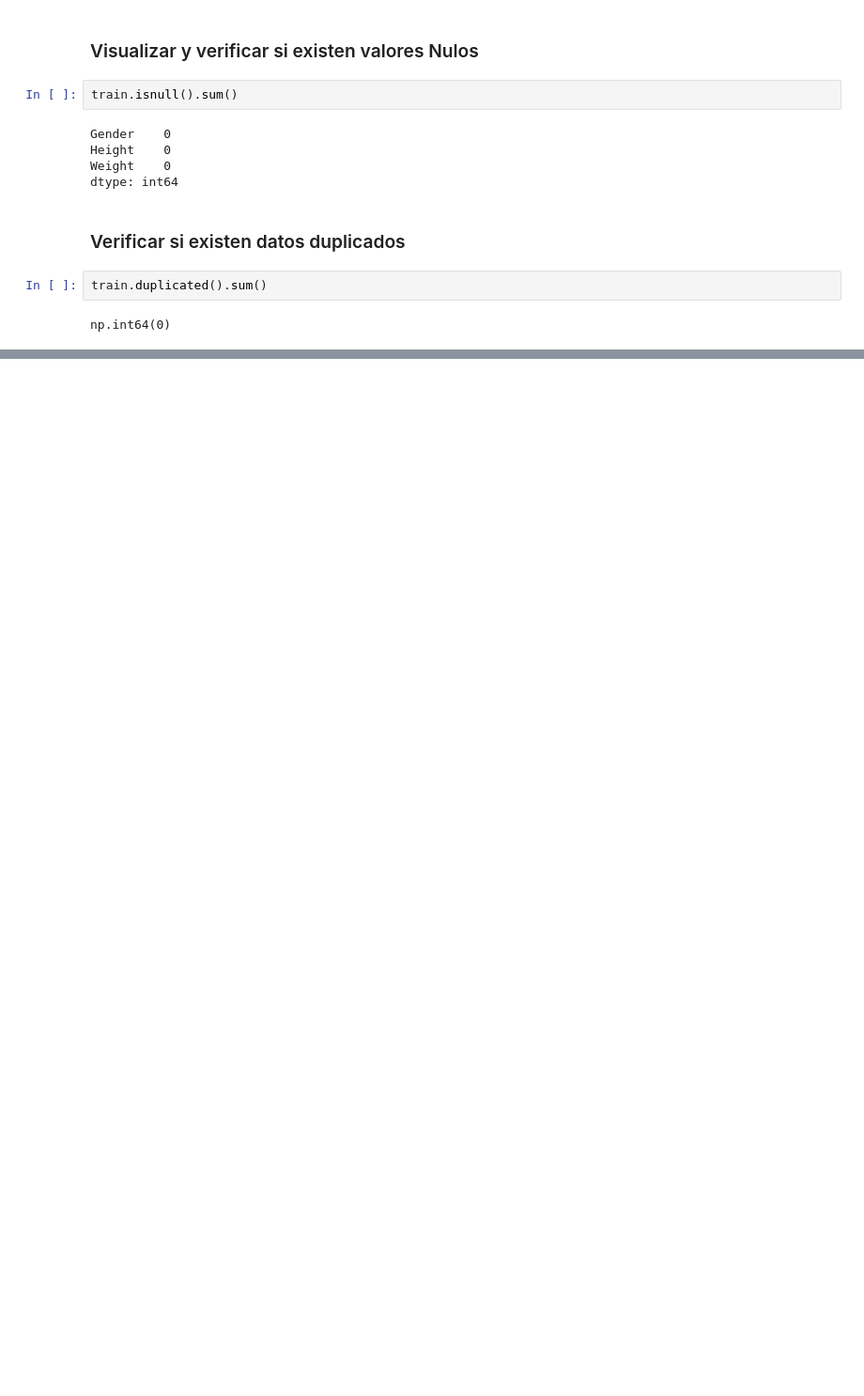
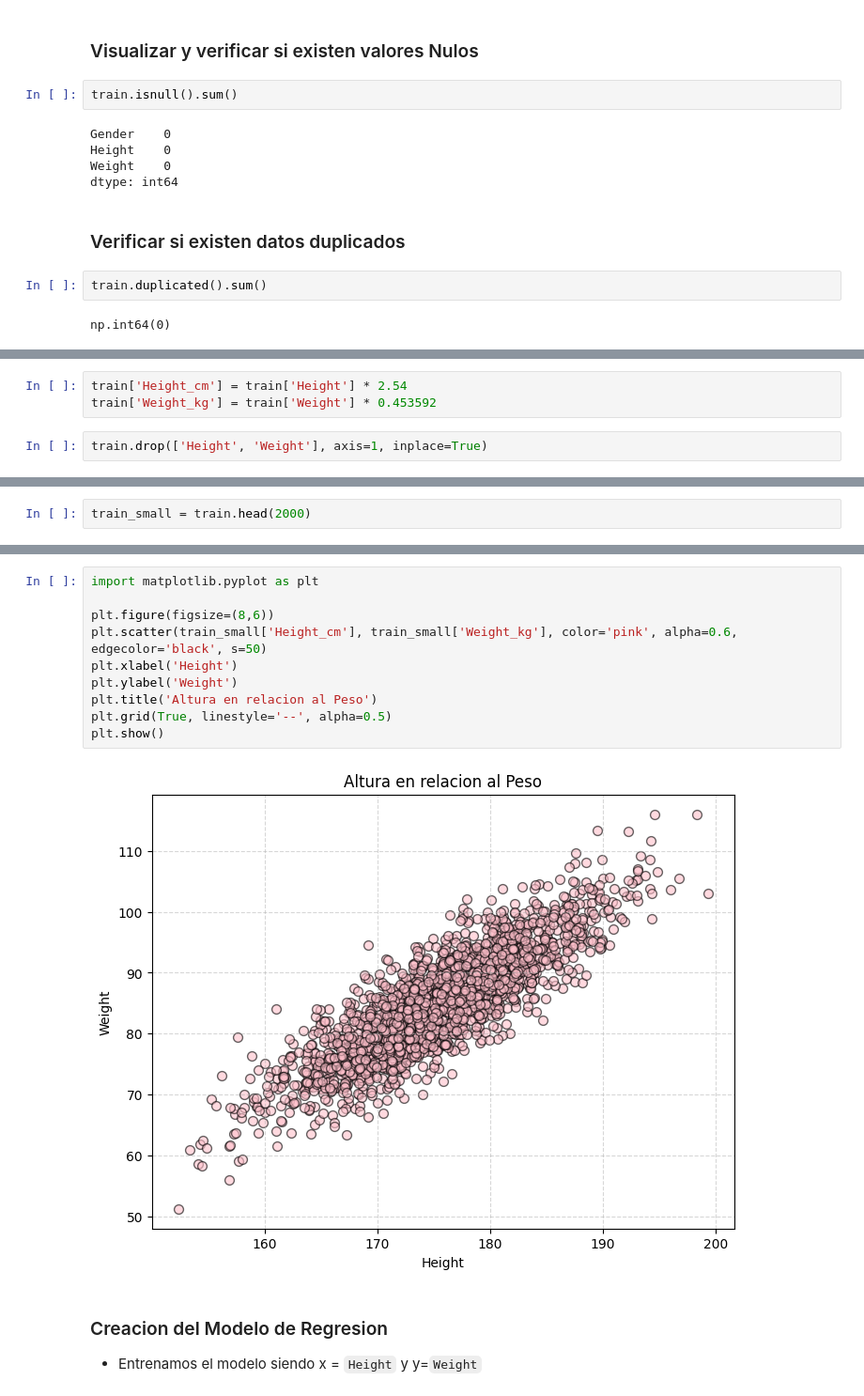
Before and after one commit to Fleitaselene-dev/tlp3-reg-lineal-scikitlearn, a Jupyter notebook: main.ipynb, the cells around one changed output, grey strips where cells are left out. Shown at 94% size. Saved outputs shown, nothing was run; the diff lists cells and outputs as text; blank space fills up the shorter version.

Commit message:
feat: Creacion del Modelo y realizacion de predicciones

```diff
--- a/main.ipynb
+++ b/main.ipynb
@@ -79,0 +85,5 @@ np.int64(0)
+# %%
+train['Height_cm'] = train['Height'] * 2.54
+train['Weight_kg'] = train['Weight'] * 0.453592
+# %%
+train.drop(['Height', 'Weight'], axis=1, inplace=True)
@@ -79,0 +101,2 @@ np.int64(0)
+# %%
+train_small = train.head(2000)
@@ -79,0 +118,15 @@ np.int64(0)
+# %%
+import matplotlib.pyplot as plt
+
+plt.figure(figsize=(8,6))
+plt.scatter(train_small['Height_cm'], train_small['Weight_kg'], color='pink', alpha=0.6, edgecolor='black', s=50)
+plt.xlabel('Height')
+plt.ylabel('Weight')
+plt.title('Altura en relacion al Peso')
+plt.grid(True, linestyle='--', alpha=0.5)
+plt.show()
+# %% [output]
+[figure, added]
+# %% [markdown]
+### Creacion del Modelo de Regresion
+* Entrenamos el modelo siendo x = `Height` y y=`Weight`
```
Also changed, not shown: parts of 14 cells of this notebook, 1 other file.
